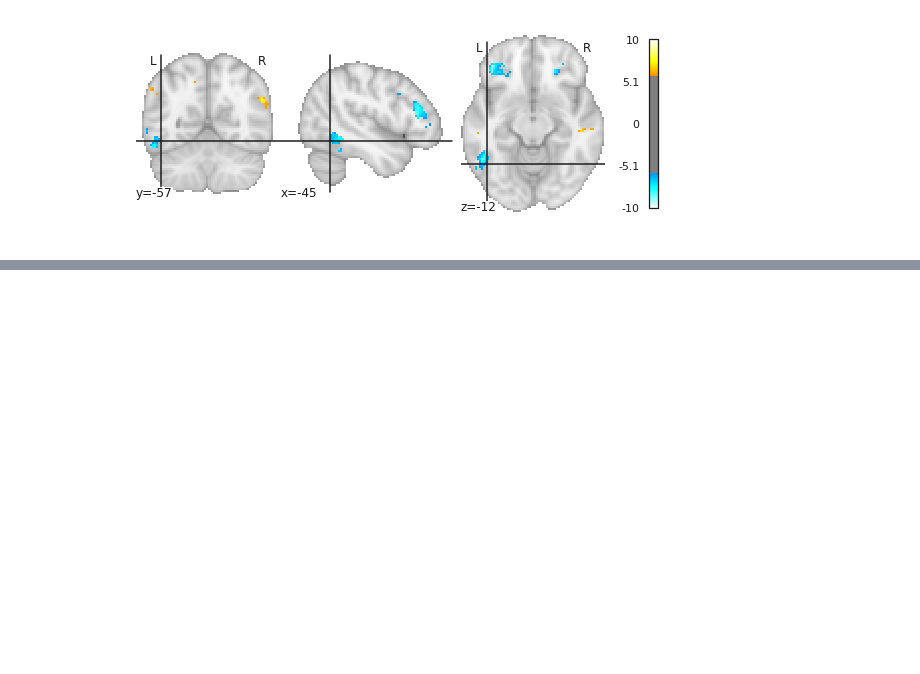
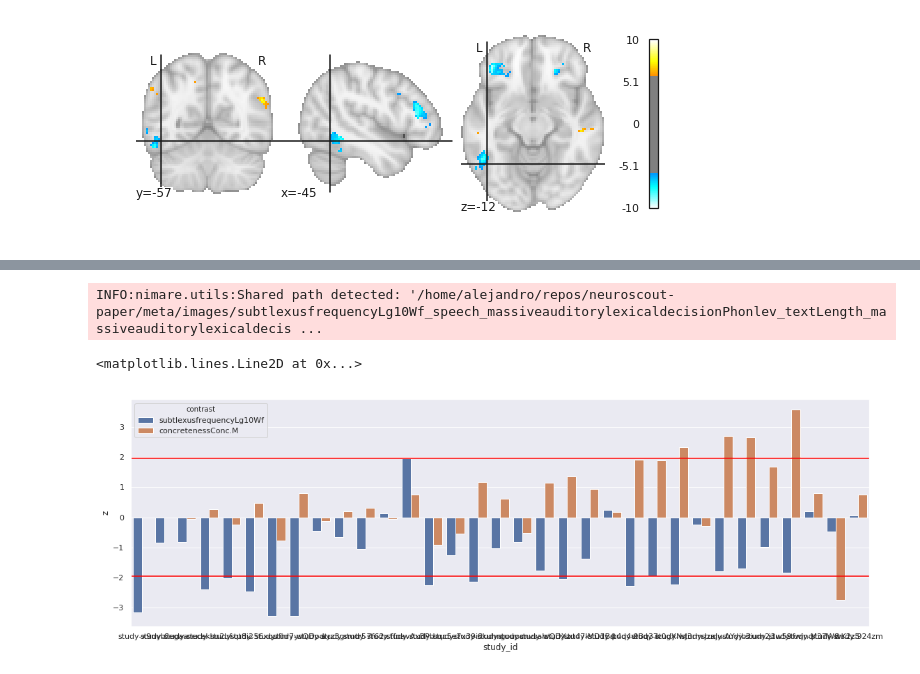
Before and after one commit to rbroc/neuroscout-paper, a Jupyter notebook: meta/ROI variability.ipynb, the cells around one changed output, grey strips where cells are left out. Drawn from its saved outputs; the diff is of its cells as text; code cells hidden in the pictures; blank space fills up the shorter version.

```diff
--- a/meta/ROI variability.ipynb
+++ b/meta/ROI variability.ipynb
@@ -135,0 +238,32 @@ niplt.plot_stat_map(freq_meta_map, cut_coords=roi_coords[2], threshold=6)
+# %%
+concreteness_all_lexical_dataset_level_z = extract_rois(
+    lexical_dataset,
+    [labels[2]],
+    [roi_coords[2]],
+    radius=6,
+    contrast_name='concretenessConc.M'
+)
+# %% [output]
+INFO:nimare.utils:Shared path detected: '/home/alejandro/repos/neuroscout-paper/meta/images/subtlexusfrequencyLg10Wf_speech_massiveauditorylexicaldecisionPhonlev_textLength_massiveauditorylexicaldecis ...
+# %%
+concreteness_all_lexical_dataset_level_z['contrast'] = 'concretenessConc.M'
+frequency_all_lexical_dataset_level_z['contrast'] = 'subtlexusfrequencyLg10Wf'
+# %%
+concat = pd.concat([concreteness_all_lexical_dataset_level_z, frequency_all_lexical_dataset_level_z])
+concat['z_abs'] = concat['z'].abs()
+# %%
+#  Ratio between two z values
+ratio = concat.groupby('study_id').apply(lambda x: (x.iloc[0]['z_abs'] / x.iloc[1]['z_abs']))
+ratio.name = 'ratio'
+ratio = ratio.to_frame().reset_index()
+concat = concat.merge(ratio)
+# %%
+concat = concat.sort_values('ratio')
+# %%
+sns.set(rc = {'figure.figsize':(19,6)})
+p = sns.barplot(x='study_id', y='z', hue='contrast', data=concat)
+p.axhline(1.959964, color='red')
+p.axhline(-1.959964, color='red')
+# %% [output]
+<matplotlib.lines.Line2D at 0x...>
+[figure, added]
```
Also changed, not shown: parts of 46 cells of this notebook, 8 other files.
